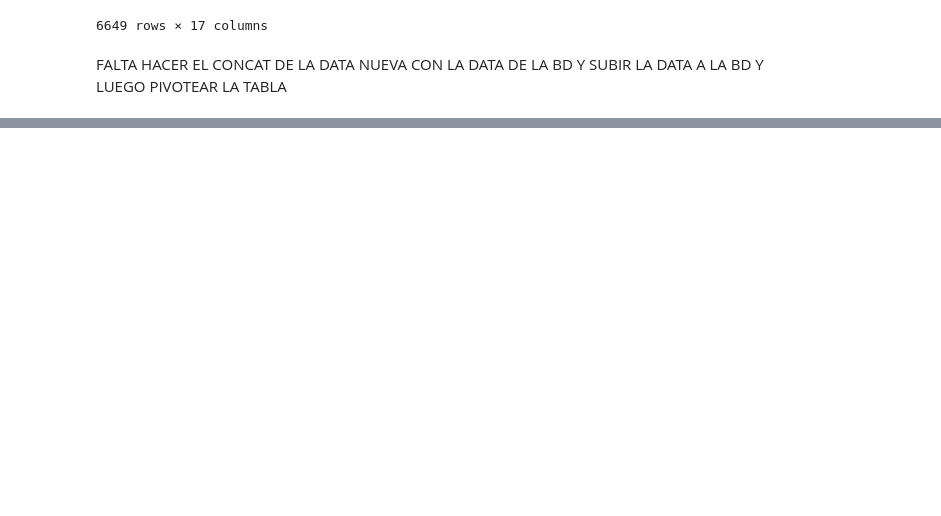
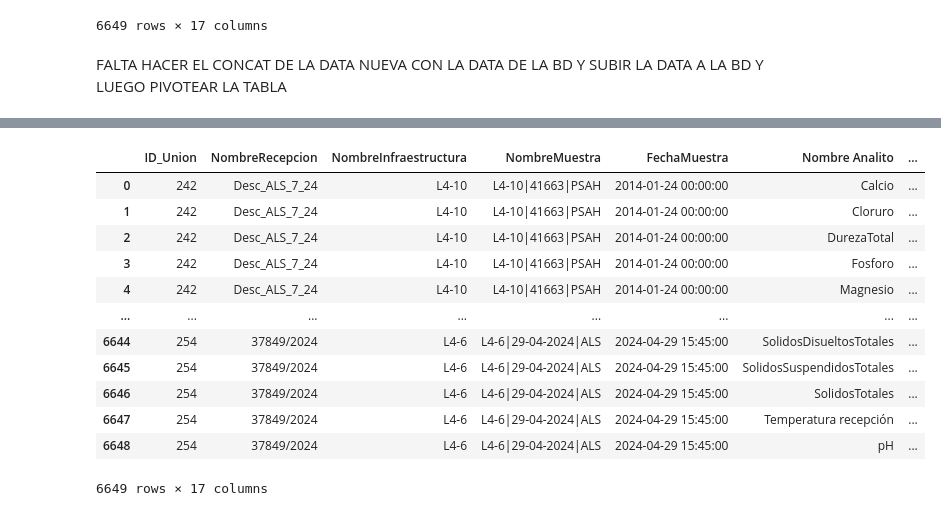
Before and after one commit to franciscoalejandro898/Tecnolog-a_Flow, a Jupyter notebook: SQM-HQ-ACT/pivot_table.ipynb, the cells around one changed output, grey strips where cells are left out. Saved outputs shown, nothing was run; the diff lists cells and outputs as text; code cells hidden in the pictures; blank space fills up the shorter version.

```diff
--- a/SQM-HQ-ACT/pivot_table.ipynb
+++ b/SQM-HQ-ACT/pivot_table.ipynb
@@ -1731,3 +1733,6 @@ df_fechanew.to_excel('DATANUEVA-20-06-24.xlsx', index=False)
 df_fechanew.to_sql(table_name1, engine, index=False, if_exists='replace',)
 # %% [markdown]
 FALTA HACER EL CONCAT DE LA DATA NUEVA CON LA DATA DE LA BD Y SUBIR LA DATA A LA BD Y LUEGO PIVOTEAR LA TABLA
+# %%
+import pandas as pd
+drop_duplicated = pd.read_excel('DATANUEVA-20-06-24.xlsx')
@@ -1733,0 +1755,4 @@ FALTA HACER EL CONCAT DE LA DATA NUEVA CON LA DATA DE LA BD Y SUBIR LA DATA A LA
+# %%
+# eliminar duplicados de drop_duplicated
+
+df_sin_duplicados = drop_duplicated.drop_duplicates()
@@ -1733,0 +1805,25 @@ FALTA HACER EL CONCAT DE LA DATA NUEVA CON LA DATA DE LA BD Y SUBIR LA DATA A LA
+# %%
+renamecolumns = ['ID_Union', 'NombreRecepcion', 'NombreInfraestructura', 'NombreMuestra',
+       'FechaMuestra', 'Nombre Analito', 'NombreUnidad',
+       'Valor analitico y Descriptor', 'Descriptor', 'LaboratorioOrigen',
+       'GrupoTrabajo', 'NombreLaboratorio',
+       'Validación   concentración histórica', 'Método', 'Calidad', 'Valor',
+       'EIA2022']
+
+df_sin_duplicados.columns = renamecolumns
+# %%
+df_sin_duplicados
+# %% [output]
+|  | ID_Union | NombreRecepcion | NombreInfraestructura | NombreMuestra | FechaMuestra | Nombre Analito | ... |
+| 0 | 242 | Desc_ALS_7_24 | L4-10 | L4-10|41663|PSAH | 2014-01-24 00:00:00 | Calcio | ... |
+| 1 | 242 | Desc_ALS_7_24 | L4-10 | L4-10|41663|PSAH | 2014-01-24 00:00:00 | Cloruro | ... |
+| 2 | 242 | Desc_ALS_7_24 | L4-10 | L4-10|41663|PSAH | 2014-01-24 00:00:00 | DurezaTotal | ... |
+| 3 | 242 | Desc_ALS_7_24 | L4-10 | L4-10|41663|PSAH | 2014-01-24 00:00:00 | Fosforo | ... |
+| 4 | 242 | Desc_ALS_7_24 | L4-10 | L4-10|41663|PSAH | 2014-01-24 00:00:00 | Magnesio | ... |
+| ... | ... | ... | ... | ... | ... | ... | ... |
+| 6644 | 254 | 37849/2024 | L4-6 | L4-6|29-04-2024|ALS | 2024-04-29 15:45:00 | SolidosDisueltosTotales | ... |
+| 6645 | 254 | 37849/2024 | L4-6 | L4-6|29-04-2024|ALS | 2024-04-29 15:45:00 | SolidosSuspendidosTotales | ... |
+| 6646 | 254 | 37849/2024 | L4-6 | L4-6|29-04-2024|ALS | 2024-04-29 15:45:00 | SolidosTotales | ... |
+| 6647 | 254 | 37849/2024 | L4-6 | L4-6|29-04-2024|ALS | 2024-04-29 15:45:00 | Temperatura recepción | ... |
+| 6648 | 254 | 37849/2024 | L4-6 | L4-6|29-04-2024|ALS | 2024-04-29 15:45:00 | pH | ... |
+6649 rows × 17 columns
```
Also changed, not shown: parts of 18 cells of this notebook, 1 other file.
